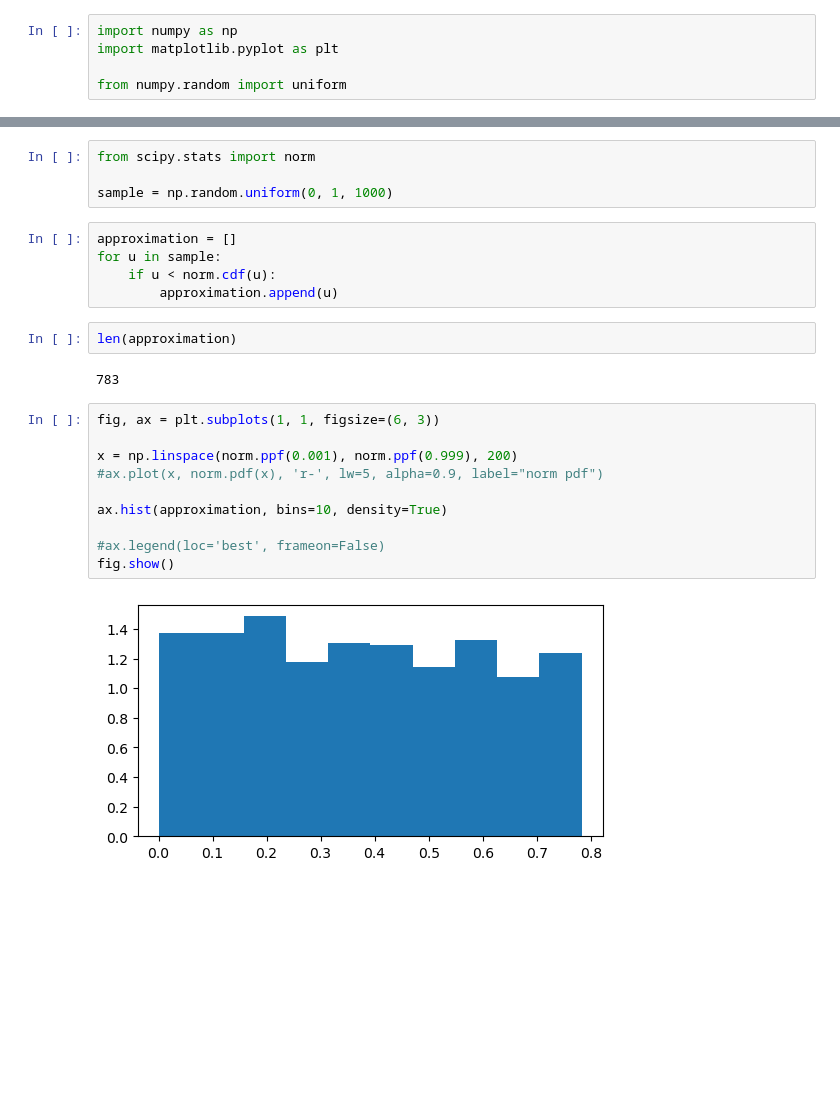
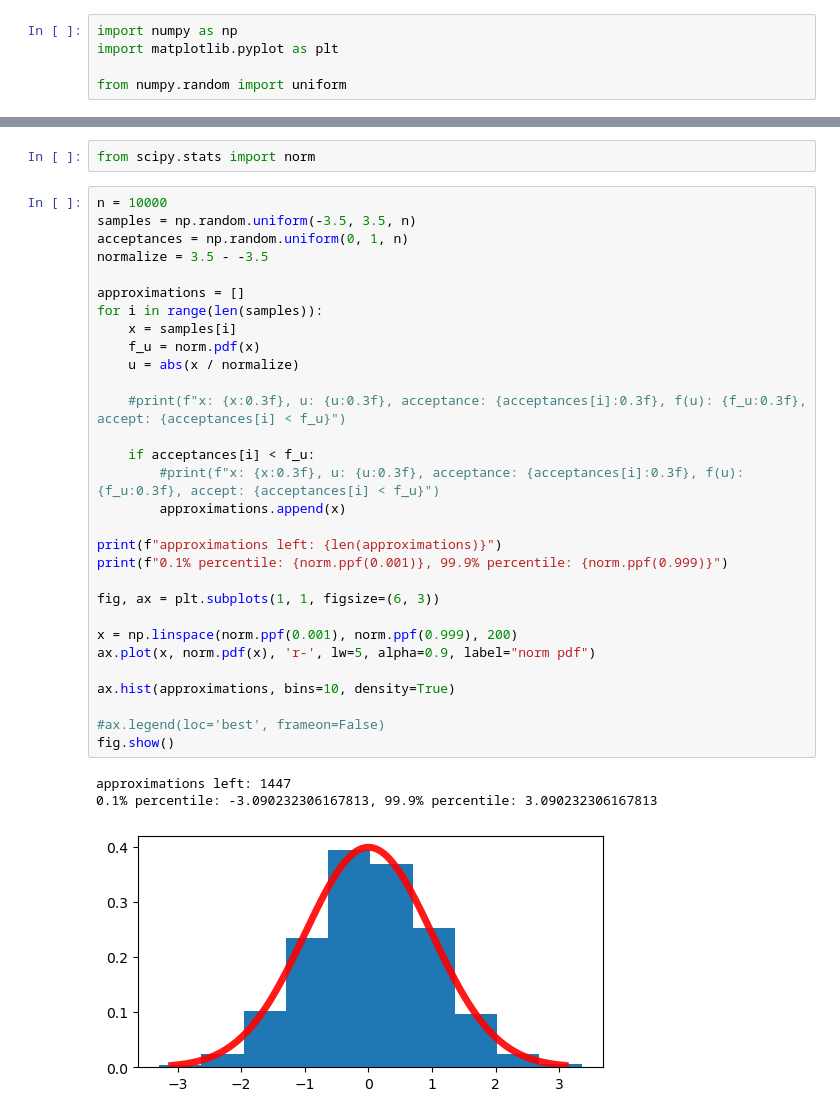
Before and after one commit to seafoodfry/numerical-analysis, a Jupyter notebook: stats/basics/sampling.ipynb, the cells around one changed output, grey strips where cells are left out. Drawn from its saved outputs; the diff is of its cells as text; blank space fills up the shorter version.

```diff
--- a/stats/basics/sampling.ipynb
+++ b/stats/basics/sampling.ipynb
@@ -41,25 +41,36 @@ plt.show()
 # %%
 from scipy.stats import norm
-
-sample = np.random.uniform(0, 1, 1000)
 # %%
-approximation = []
-for u in sample:
-    if u < norm.cdf(u):
-        approximation.append(u)
+n = 10000
+samples = np.random.uniform(-3.5, 3.5, n)
+acceptances = np.random.uniform(0, 1, n)
+normalize = 3.5 - -3.5
+
+approximations = []
+for i in range(len(samples)):
+    x = samples[i]
+    f_u = norm.pdf(x)
+    u = abs(x / normalize)
+
+    #print(f"x: {x:0.3f}, u: {u:0.3f}, acceptance: {acceptances[i]:0.3f}, f(u): {f_u:0.3f}, accept: {acceptances[i] < f_u}")
+
+    if acceptances[i] < f_u:
+        #print(f"x: {x:0.3f}, u: {u:0.3f}, acceptance: {acceptances[i]:0.3f}, f(u): {f_u:0.3f}, accept: {acceptances[i] < f_u}")
+        approximations.append(x)
+
+print(f"approximations left: {len(approximations)}")
+print(f"0.1% percentile: {norm.ppf(0.001)}, 99.9% percentile: {norm.ppf(0.999)}")
+
+fig, ax = plt.subplots(1, 1, figsize=(6, 3))
+
+x = np.linspace(norm.ppf(0.001), norm.ppf(0.999), 200)
+ax.plot(x, norm.pdf(x), 'r-', lw=5, alpha=0.9, label="norm pdf")
+
+ax.hist(approximations, bins=10, density=True)
+
+#ax.legend(loc='best', frameon=False)
+fig.show()
+# %% [output]
+approximations left: 1447
+0.1% percentile: -3.090232306167813, 99.9% percentile: 3.090232306167813
+[figure, added]
-# %%
-len(approximation)
-# %% [output]
-783
-# %%
-fig, ax = plt.subplots(1, 1, figsize=(6, 3))
-
-x = np.linspace(norm.ppf(0.001), norm.ppf(0.999), 200)
-#ax.plot(x, norm.pdf(x), 'r-', lw=5, alpha=0.9, label="norm pdf")
-
-ax.hist(approximation, bins=10, density=True)
-
-#ax.legend(loc='best', frameon=False)
-fig.show()
-# %% [output]
-[figure, removed]
```
Also changed, not shown: parts of 6 cells of this notebook.
